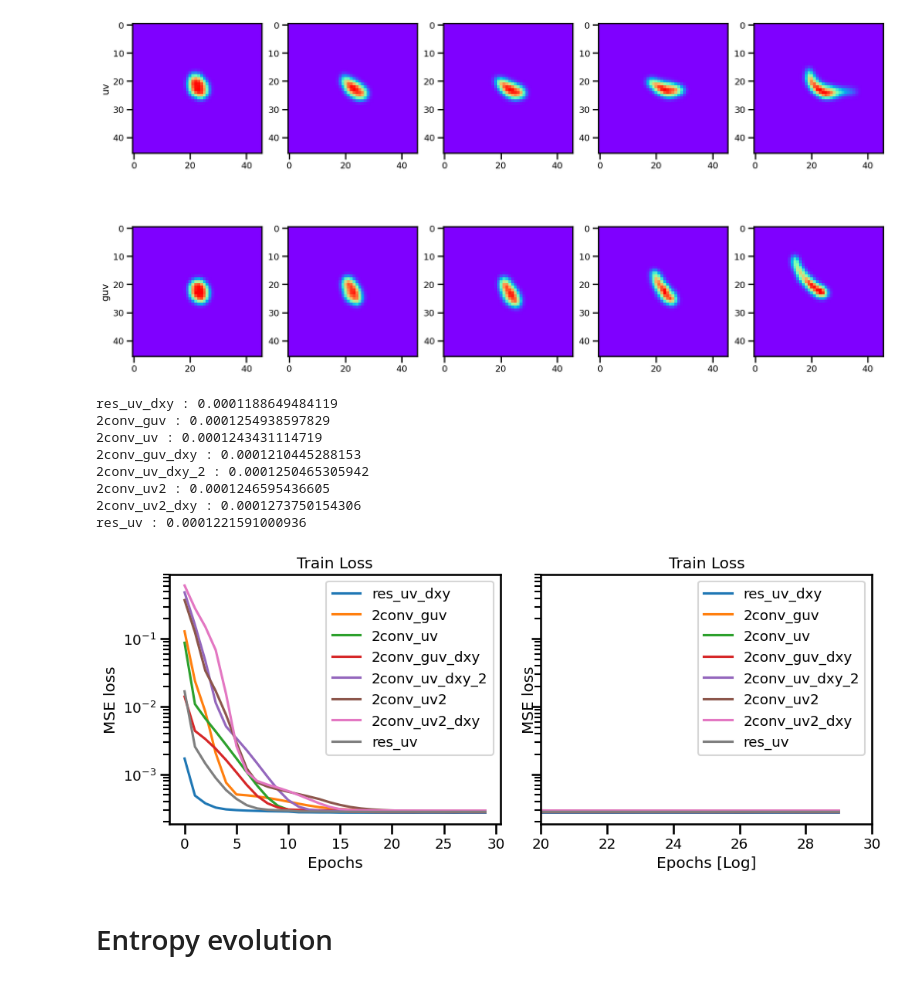
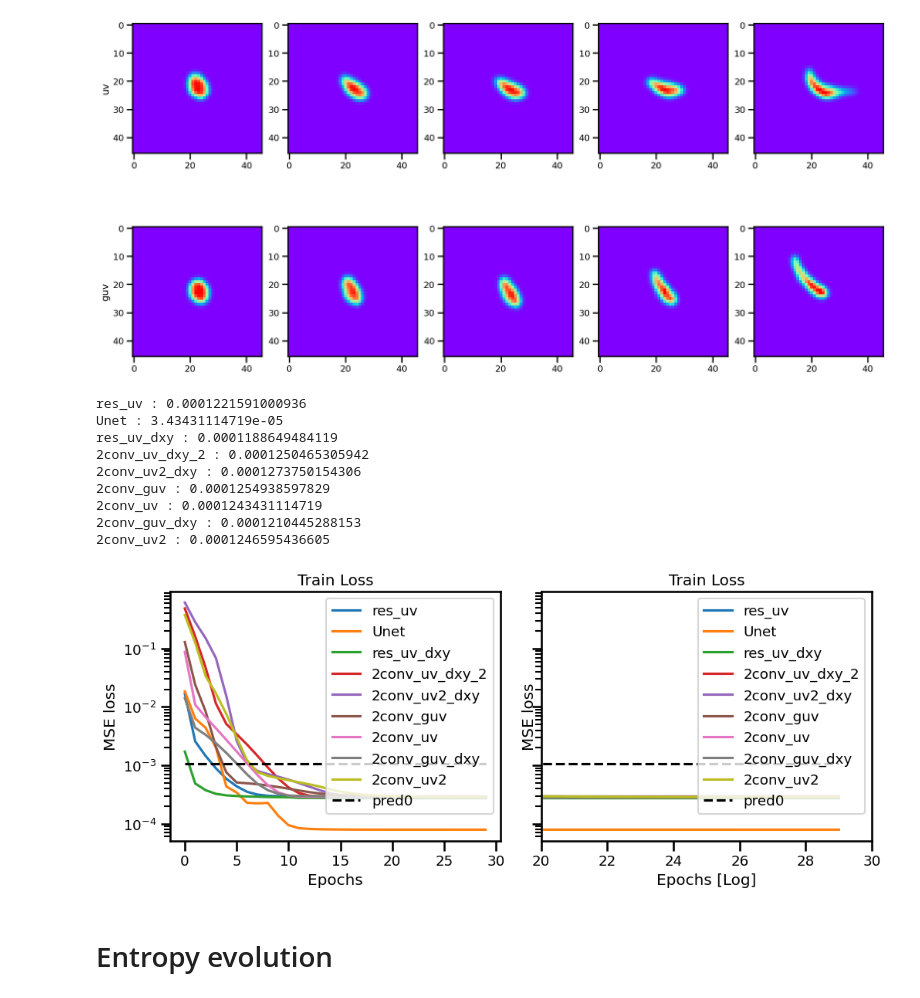
Before and after one commit to aelaouni/mldrop_notebooks, a Jupyter notebook: MLdrop_06jul.ipynb, the cells around one changed output. Cells and saved outputs as stored; diff of their text form; code cells hidden in the pictures.

```diff
--- a/MLdrop_06jul.ipynb
+++ b/MLdrop_06jul.ipynb
@@ -188,8 +188,9 @@ def rmse(y1, y2):
 
 ds=myfuncts.load_5d()
 
-rmse(ds[-1,1,:,:],0*ds[-1,1,:,:])
+pred0=rmse(ds[-1,1,:,:],0*ds[-1,1,:,:])
 
+print(pred0)
 ####0.00046393462####
 # %% [output]
 0.00046393462
@@ -200,7 +201,7 @@ import myfuncts
 
 
 
-#ds=myfuncts.load_5d()
+ds=myfuncts.load_5ds()
 #ds[1][-1,2,:,:]
 
 
@@ -236,7 +237,7 @@ plt.show()
 # %% [markdown]
 ### Check mass conservation
 # %%
-dss=np.zeros((7,5))
+dss=np.zeros((9,5))
 print(dss.shape)
 for iax, i  in zip(axs, range(70)):
     j=indices[i%5]
@@ -247,7 +248,7 @@ for iax, i  in zip(axs, range(70)):
 
 
 import myfuncts
-sims=['gt','2conv_uv','2conv_uv_dxy', '2conv_uv2_dxy', 'res_uv', 'res_uv_dxy', 'Unet_uv']
+sims=['gt','2conv_uv','2conv_uv_dxy', '2conv_uv2_dxy', 'res_uv', 'res_uv_dxy', 'Unet_uv', '2conv_guv', '2conv_guv_dxy']
 
 
 plt.rcParams["figure.figsize"] = [8.50, 5.50]
@@ -356,37 +357,40 @@ sims=myfuncts.load_sims()
 plt.rcParams["figure.figsize"] = [10.50, 4.50]
 norm = 0.43405532837#sims[0].tloss.values[0]
 f, (ax1, ax2) = plt.subplots(1, 2, sharey=True)
 for sim in sims:
         ax1.plot((sim.tloss/norm),label=sim.name)
         ax2.plot((sim.tloss/norm),label=sim.name)
         print(sim.name +' :', sim.tloss[29])
 
+ax1.plot(((pred0+0*sim.tloss)/norm),'k--',label='pred0')
 ax1.title.set_text('Train Loss')
 ax1.set_ylabel('MSE loss')
 ax1.set_xlabel('Epochs')
 ax1.legend()
 ax1.set_yscale('log')
 #ax1.set_xscale('log')
 
+ax2.plot(((pred0+0*sim.tloss)/norm),'k--',label='pred0')
 ax2.title.set_text('Train Loss')
 ax2.set_ylabel('MSE loss')
 ax2.set_xlabel('Epochs [Log]')
 ax2.legend()
 #ax2.set_yscale('log')
 #ax2.set_xscale('log')
 ax2.set_xlim([20, 30])
 plt.tight_layout()
 plt.show()
 # %% [output]
+res_uv : 0.0001221591000936
+Unet : 3.43431114719e-05
 res_uv_dxy : 0.0001188649484119
+2conv_uv_dxy_2 : 0.0001250465305942
+2conv_uv2_dxy : 0.0001273750154306
 2conv_guv : 0.0001254938597829
 2conv_uv : 0.0001243431114719
 2conv_guv_dxy : 0.0001210445288153
-2conv_uv_dxy_2 : 0.0001250465305942
 2conv_uv2 : 0.0001246595436605
-2conv_uv2_dxy : 0.0001273750154306
-res_uv : 0.0001221591000936
-[figure, old version]
+[figure, new version]
 # %% [markdown]
 # Entropy evolution
 # %%
```
Also changed, not shown: parts of 3 cells of this notebook.
